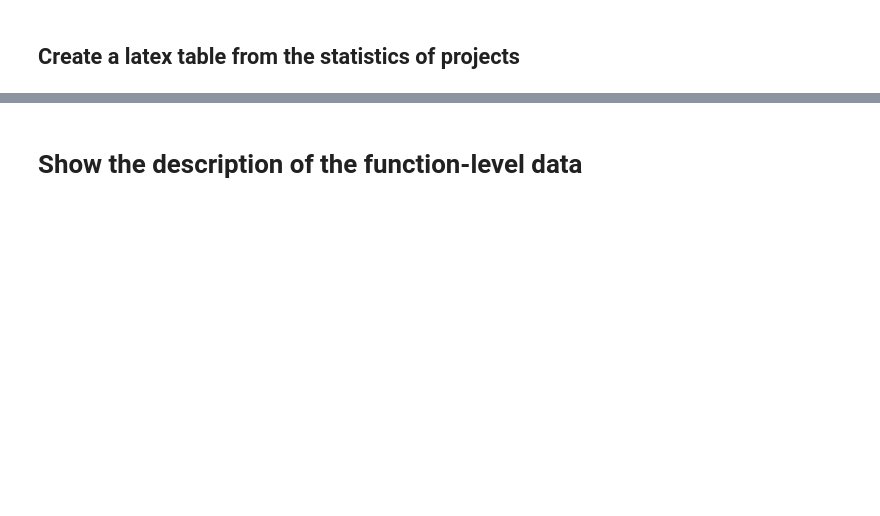
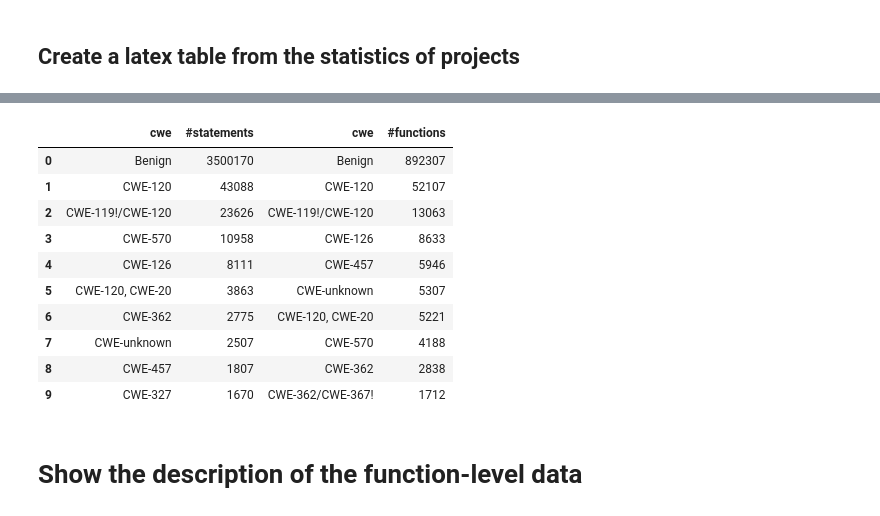
Before and after one commit to SmartSecLab/VulnMiner, a Jupyter notebook: statistics.ipynb, the cells around one changed output, grey strips where cells are left out. Cells and saved outputs as stored; diff of their text form; code cells hidden in the pictures; blank space fills up the shorter version.

```diff
--- a/statistics.ipynb
+++ b/statistics.ipynb
@@ -196,15 +234,26 @@ prj_f = prj_f[prj_f.cwe != 'Benign'].head(10)
 # %%
 dff['cwe'] = dff.cwe.str.replace(r"\['|']", "",regex=True)
 dfs_cwe = dfs.cwe.value_counts().reset_index(name='#statements')
-
 dff_cwe = dff.cwe.value_counts().reset_index(name='#functions')
 
 dfs_cwe = dfs_cwe.rename(columns={'index':'cwe'})
 dff_cwe = dff_cwe.rename(columns={'index':'cwe'})
 df_cwe_count = pd.concat([dfs_cwe, dff_cwe], axis=1).head(10)
 df_cwe_count = df_cwe_count.astype({"#functions": int})
-df_cwe_count.to_latex('../result/cwe-top-10.tex', index=False)
+df_cwe_count.to_latex('result/cwe-top-10.tex', index=False)
 df_cwe_count
+# %% [output]
+|  | cwe | #statements | cwe | #functions |
+| 0 | Benign | 3500170 | Benign | 892307 |
+| 1 | CWE-120 | 43088 | CWE-120 | 52107 |
+| 2 | CWE-119!/CWE-120 | 23626 | CWE-119!/CWE-120 | 13063 |
+| 3 | CWE-570 | 10958 | CWE-126 | 8633 |
+| 4 | CWE-126 | 8111 | CWE-457 | 5946 |
+| 5 | CWE-120, CWE-20 | 3863 | CWE-unknown | 5307 |
+| 6 | CWE-362 | 2775 | CWE-120, CWE-20 | 5221 |
+| 7 | CWE-unknown | 2507 | CWE-570 | 4188 |
+| 8 | CWE-457 | 1807 | CWE-362 | 2838 |
+| 9 | CWE-327 | 1670 | CWE-362/CWE-367! | 1712 |
 # %% [markdown]
 # Show the description of the function-level data
 # %%
```
Also changed, not shown: parts of 33 cells of this notebook, 11 other files.
